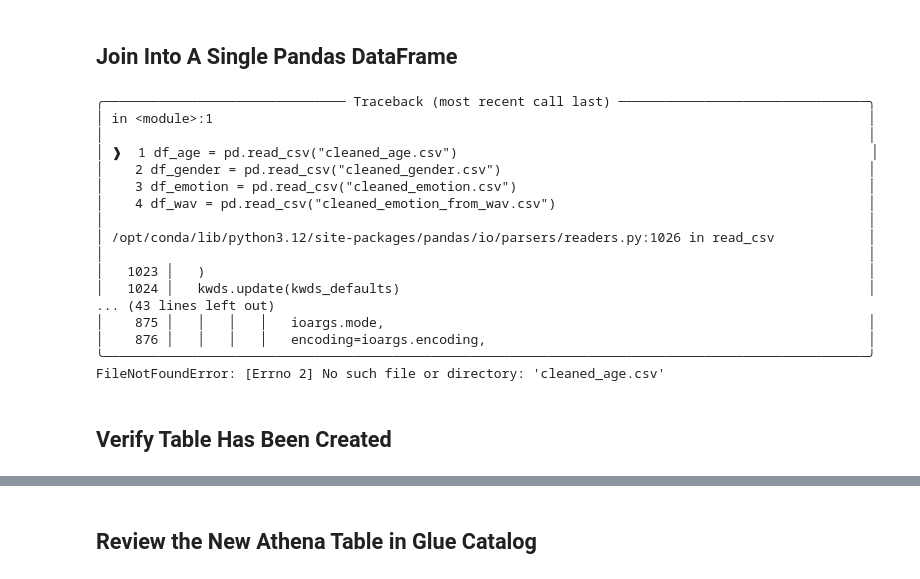
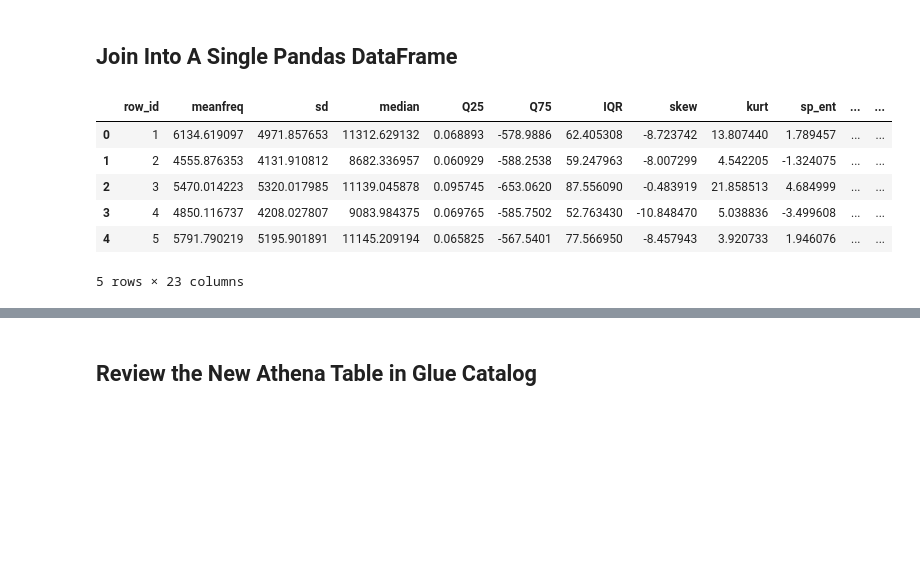
Before and after one commit to payalpt/aai-540-group-7, a Jupyter notebook: 05_Register_S3.ipynb, the cells around one changed output, grey strips where cells are left out. Drawn from its saved outputs; the diff is of its cells as text; code cells hidden in the pictures; blank space fills up the shorter version.

Commit message:
CSV of combined emotion data with WAV extraction

```diff
--- a/05_Register_S3.ipynb
+++ b/05_Register_S3.ipynb
@@ -380,41 +382,14 @@ df_wav.to_csv("Datasets/cleaned_emotion_from_wav.csv", index=False)
 # %% [markdown]
 ## Join Into A Single Pandas DataFrame
 # %%
-#Check layout of each table by printing first row or each
+#Check layout of new csv
+df_wav2 = pd.read_csv("Datasets/cleaned_emotion_from_wav.csv")
+df_wav2.head()
+# %% [output]
+|  | row_id | meanfreq | sd | median | Q25 | Q75 | IQR | skew | kurt | sp_ent | ... | ... |
+| 0 | 1 | 6134.619097 | 4971.857653 | 11312.629132 | 0.068893 | -578.9886 | 62.405308 | -8.723742 | 13.807440 | 1.789457 | ... | ... |
+| 1 | 2 | 4555.876353 | 4131.910812 | 8682.336957 | 0.060929 | -588.2538 | 59.247963 | -8.007299 | 4.542205 | -1.324075 | ... | ... |
+| 2 | 3 | 5470.014223 | 5320.017985 | 11139.045878 | 0.095745 | -653.0620 | 87.556090 | -0.483919 | 21.858513 | 4.684999 | ... | ... |
+| 3 | 4 | 4850.116737 | 4208.027807 | 9083.984375 | 0.069765 | -585.7502 | 52.763430 | -10.848470 | 5.038836 | -3.499608 | ... | ... |
+| 4 | 5 | 5791.790219 | 5195.901891 | 11145.209194 | 0.065825 | -567.5401 | 77.566950 | -8.457943 | 3.920733 | 1.946076 | ... | ... |
+5 rows × 23 columns
-# %%
-df_age = pd.read_csv("cleaned_age.csv")
-df_gender = pd.read_csv("cleaned_gender.csv")
-df_emotion = pd.read_csv("cleaned_emotion.csv")
-df_wav = pd.read_csv("cleaned_emotion_from_wav.csv")
-
-# Example join key = row_id
-df = (
-    df_emotion
-    .merge(df_age[["row_id", "label"]].rename(columns={"label": "age"}), on="row_id", how="left")
-    .merge(df_gender[["row_id", "label"]].rename(columns={"label": "gender"}), on="row_id", how="left")
-)
-
-# For Kaggle WAVs, you can either:
-# - append df_wav (same feature columns, same label space)
-# - or keep separate train/test splits
-df_all = pd.concat([df, df_wav], ignore_index=True)
-# %% [output]
-╭─────────────────────────────── Traceback (most recent call last) ────────────────────────────────╮
-│ in <module>:1                                                                                    │
-│                                                                                                  │
-│ ❱  1 df_age = pd.read_csv("cleaned_age.csv")                                                     │
-│    2 df_gender = pd.read_csv("cleaned_gender.csv")                                               │
-│    3 df_emotion = pd.read_csv("cleaned_emotion.csv")                                             │
-│    4 df_wav = pd.read_csv("cleaned_emotion_from_wav.csv")                                        │
-│                                                                                                  │
-│ /opt/conda/lib/python3.12/site-packages/pandas/io/parsers/readers.py:1026 in read_csv            │
-│                                                                                                  │
-│   1023 │   )                                                                                     │
-│   1024 │   kwds.update(kwds_defaults)                                                            │
-... (43 lines left out)
-│    875 │   │   │   │   ioargs.mode,                                                              │
-│    876 │   │   │   │   encoding=ioargs.encoding,                                                 │
-╰──────────────────────────────────────────────────────────────────────────────────────────────────╯
-FileNotFoundError: [Errno 2] No such file or directory: 'cleaned_age.csv'
-# %% [markdown]
-## Verify Table Has Been Created
```
Also changed, not shown: parts of 22 cells of this notebook, 4 other files.
